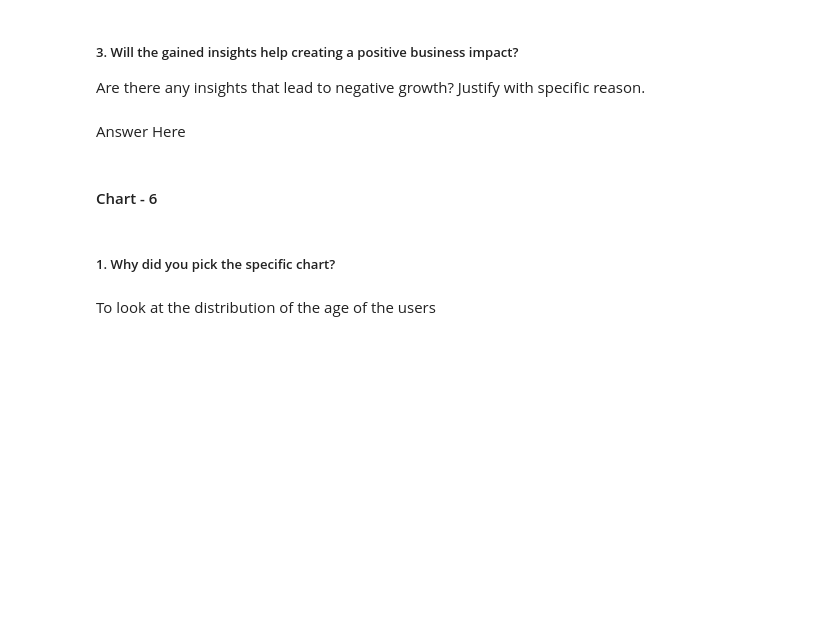
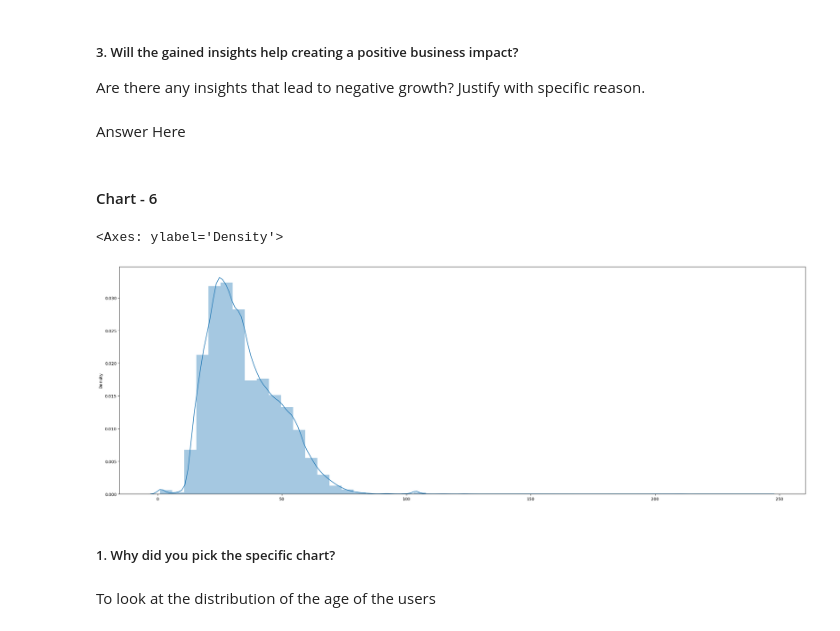
Before and after one commit to vivek72v/Book_Recommendation_Sysytem, a Jupyter notebook: Final_Book_Recommendation_System.ipynb, the cells around one changed output. Cells and saved outputs as stored; diff of their text form; code cells hidden in the pictures; blank space fills up the shorter version.

```diff
--- a/Final_Book_Recommendation_System.ipynb
+++ b/Final_Book_Recommendation_System.ipynb
@@ -436,5 +474,5 @@ books = books[['ISBN','Book-Title','Book-Author','Year-Of-Publication','Publishe
 books['year'] = books["Year-Of-Publication"].map(lambda x : x if type(x) ==int else 0)
 # %%
 #Getting the country in a seperate column from location details given
-#users['Location'] = users['Location'].str.split(',')
-#users['country'] = users['Location'].apply(pd.Series)[2]
+users['Location'] = users['Location'].str.split(',')
+users['country'] = users['Location'].apply(pd.Series)[2]
@@ -605,7 +654,10 @@ Answer Here
 #### Chart - 6
 # %%
 # Chart - 6 visualization code
-sns.distplot(x = users['Age'])
+sns.distplot(x = users[users['Age'] !=0]['Age'])
+# %% [output]
+<Axes: ylabel='Density'>
+[figure, added]
 # %% [markdown]
 ##### 1. Why did you pick the specific chart?
 # %% [markdown]
```
Also changed, not shown: parts of 91 cells of this notebook.
